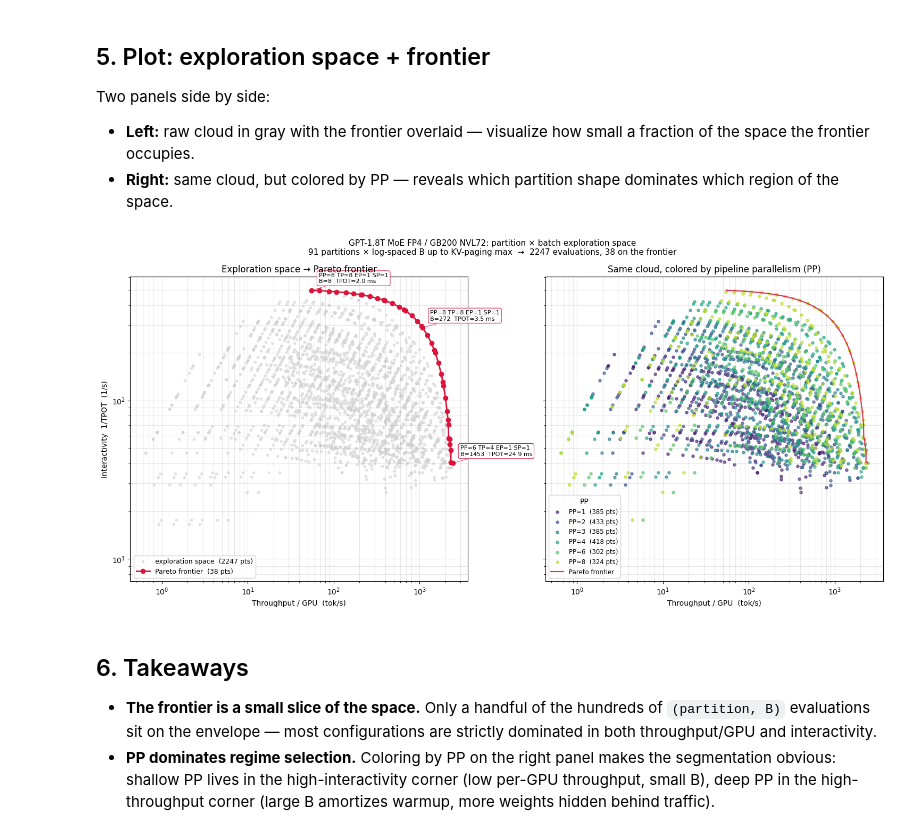
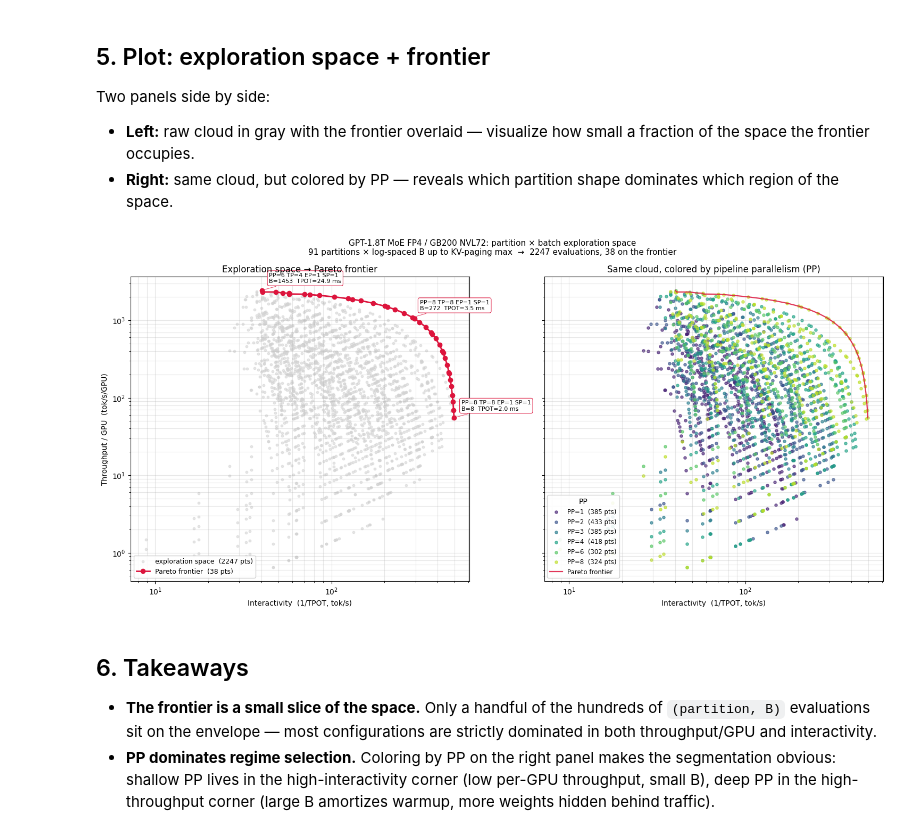
Before and after one commit to spiceMonkey/llm_perf, a Jupyter notebook: pareto_basic.ipynb, the cells around one changed output. Drawn from its saved outputs; the diff is of its cells as text; code cells hidden in the pictures.

```diff
--- a/pareto_basic.ipynb
+++ b/pareto_basic.ipynb
@@ -198,10 +198,10 @@ Two panels side by side:
 # %%
 fig, (axL, axR) = plt.subplots(1, 2, figsize=(15, 7.2), sharex=True, sharey=True)
 
-xs_all = [p.tput_per_gpu for p in all_points]
-ys_all = [p.interactivity for p in all_points]
-xs_fr = [p.tput_per_gpu for p in frontier]
-ys_fr = [p.interactivity for p in frontier]
+xs_all = [p.interactivity for p in all_points]
+ys_all = [p.tput_per_gpu for p in all_points]
+xs_fr = [p.interactivity for p in frontier]
+ys_fr = [p.tput_per_gpu for p in frontier]
 
 # --- Left panel: cloud + frontier ---
 axL.scatter(xs_all, ys_all, s=10, color="lightgray", alpha=0.55,
@@ -218,7 +218,7 @@ for i in idxs:
     p = frontier[i]
     axL.annotate(
         f"{p.part_label}\nB={p.B}  TPOT={p.TPOT_ms:.1f} ms",
-        xy=(p.tput_per_gpu, p.interactivity),
+        xy=(p.interactivity, p.tput_per_gpu),
         xytext=(10, 10), textcoords="offset points",
         fontsize=8, ha="left", color="black",
         bbox=dict(boxstyle="round,pad=0.3", fc="white", ec="crimson", alpha=0.95, lw=0.8),
@@ -227,42 +227,43 @@ for i in idxs:
 
 axL.set_xscale("log")
 axL.set_yscale("log")
-axL.set_xlabel("Throughput / GPU  (tok/s)")
-axL.set_ylabel("Interactivity  1/TPOT  (1/s)")
+axL.set_xlabel("Interactivity  (1/TPOT, tok/s)")
+axL.set_ylabel("Throughput / GPU  (tok/s/GPU)")
 axL.set_title("Exploration space → Pareto frontier")
 axL.grid(True, which="both", alpha=0.3)
 axL.legend(loc="lower left", fontsize=9, framealpha=0.9)
 
 # --- Right panel: colored by PP ---
 pps_sorted = sorted({p.partition.PP for p in all_points})
 cmap = plt.get_cmap("viridis")
 pp_colors = {pp: cmap(0.1 + 0.8 * i / max(1, len(pps_sorted) - 1))
              for i, pp in enumerate(pps_sorted)}
 
 for pp in pps_sorted:
     sub = [p for p in all_points if p.partition.PP == pp]
-    axR.scatter([p.tput_per_gpu for p in sub],
-                [p.interactivity for p in sub],
+    axR.scatter([p.interactivity for p in sub],
+                [p.tput_per_gpu for p in sub],
                 s=14, color=pp_colors[pp], alpha=0.65,
                 label=f"PP={pp}  ({len(sub)} pts)")
 axR.plot(xs_fr, ys_fr, "-", color="crimson", lw=1.6, alpha=0.85,
          label="Pareto frontier")
 
-axR.set_xlabel("Throughput / GPU  (tok/s)")
+axR.set_xlabel("Interactivity  (1/TPOT, tok/s)")
 axR.set_title("Same cloud, colored by pipeline parallelism (PP)")
 axR.grid(True, which="both", alpha=0.3)
 axR.legend(loc="lower left", fontsize=8.5, framealpha=0.9, title="PP")
 
 fig.suptitle(
     f"GPT-1.8T MoE FP4 / GB200 NVL72: partition × batch exploration space\n"
     f"{len(partitions)} partitions × log-spaced B up to KV-paging max  →  "
     f"{len(all_points)} evaluations, {len(frontier)} on the frontier",
     fontsize=11,
 )
 fig.tight_layout()
+fig.savefig("assets/pareto_basic.png", dpi=130, bbox_inches="tight")
 plt.show()
 # %% [output]
-[figure, old version]
+[figure, new version]
 # %% [markdown]
 ## 6. Takeaways
 
```
Also changed, not shown: 5 other files.
